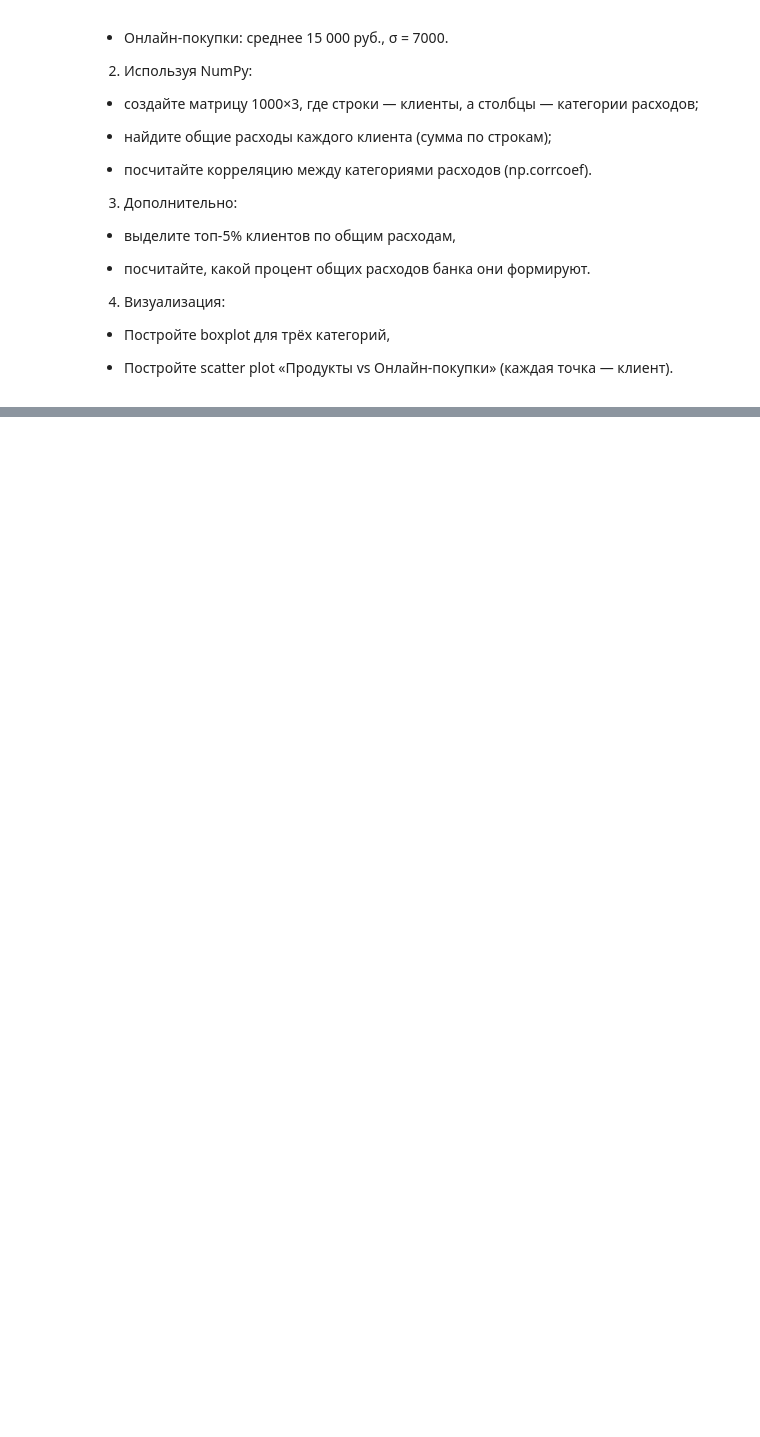
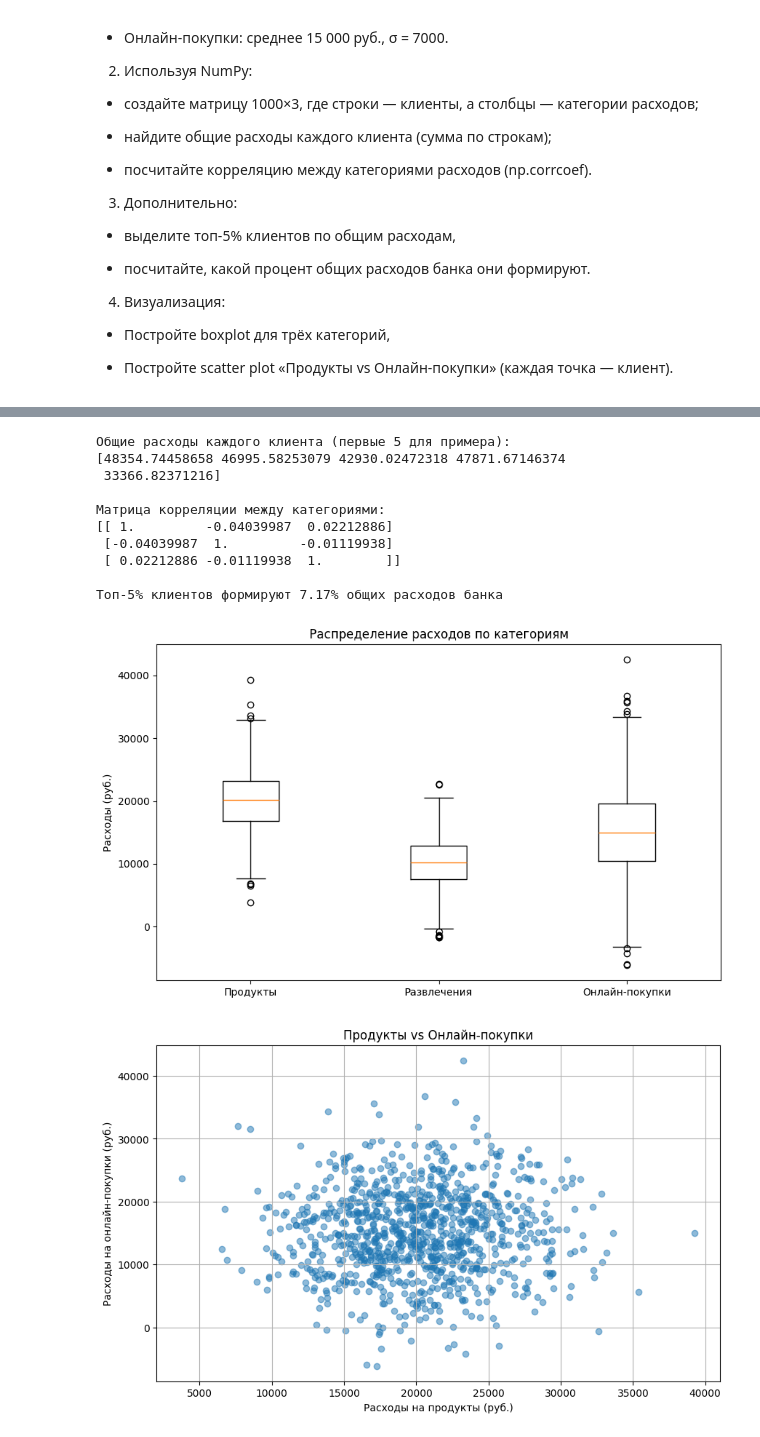
Before and after one commit to Vlad2505R/MIEM_PYTHON, a Jupyter notebook: task3.ipynb, the cells around one changed output, grey strips where cells are left out. Saved outputs shown, nothing was run; the diff lists cells and outputs as text; code cells hidden in the pictures; blank space fills up the shorter version.

```diff
--- a/task3.ipynb
+++ b/task3.ipynb
@@ -90,0 +31,65 @@ plt.show()
+# %%
+import numpy as np
+import matplotlib.pyplot as plt
+
+# Фиксируем зерно генератора для воспроизводимости
+np.random.seed(42)
+
+# ---------- СИМУЛЯЦИЯ ----------
+# Генерация данных о расходах 1000 клиентов
+groceries = np.random.normal(20000, 5000, 1000)
+entertainment = np.random.normal(10000, 4000, 1000)
+online = np.random.normal(15000, 7000, 1000)
+
+# Создаем матрицу 1000x3
+spending_matrix = np.column_stack((groceries, entertainment, online))
+
+# ---------- АНАЛИЗ ----------
+# Общие расходы каждого клиента (сумма по строкам)
+total_spending = np.sum(spending_matrix, axis=1)
+
+# Корреляция между категориями
+correlation_matrix = np.corrcoef(spending_matrix, rowvar=False)
+
+# Топ-5% клиентов по общим расходам
+top_5_percent_idx = np.argsort(total_spending)[-50:]  # 5% от 1000 = 50
+top_5_percent_spending = total_spending[top_5_percent_idx]
+total_bank_spending = np.sum(total_spending)
+top_5_percent_share = (np.sum(top_5_percent_spending) / total_bank_spending) * 100
+
+# Вывод результатов
+print("Общие расходы каждого клиента (первые 5 для примера):")
+print(total_spending[:5])
+print("\nМатрица корреляции между категориями:")
+print(correlation_matrix)
+print(f"\nТоп-5% клиентов формируют {top_5_percent_share:.2f}% общих расходов банка")
+
+# ---------- ВИЗУАЛИЗАЦИЯ ----------
+# Boxplot для трех категорий
+plt.figure(figsize=(10, 6))
+plt.boxplot(spending_matrix, labels=["Продукты", "Развлечения", "Онлайн-покупки"])
+plt.title("Распределение расходов по категориям")
+plt.ylabel("Расходы (руб.)")
+plt.show()
+
+# Scatter plot: Продукты vs Онлайн-покупки
+plt.figure(figsize=(10, 6))
+plt.scatter(groceries, online, alpha=0.5)
+plt.title("Продукты vs Онлайн-покупки")
+plt.xlabel("Расходы на продукты (руб.)")
+plt.ylabel("Расходы на онлайн-покупки (руб.)")
+plt.grid(True)
+plt.show()
+# %% [output]
+Общие расходы каждого клиента (первые 5 для примера):
+[48354.74458658 46995.58253079 42930.02472318 47871.67146374
+ 33366.82371216]
+
+Матрица корреляции между категориями:
+[[ 1.         -0.04039987  0.02212886]
+ [-0.04039987  1.         -0.01119938]
+ [ 0.02212886 -0.01119938  1.        ]]
+
+Топ-5% клиентов формируют 7.17% общих расходов банка
+[figure, added]
+[figure, added]
```
Also changed, not shown: parts of 1 cell of this notebook, 2 other files.
